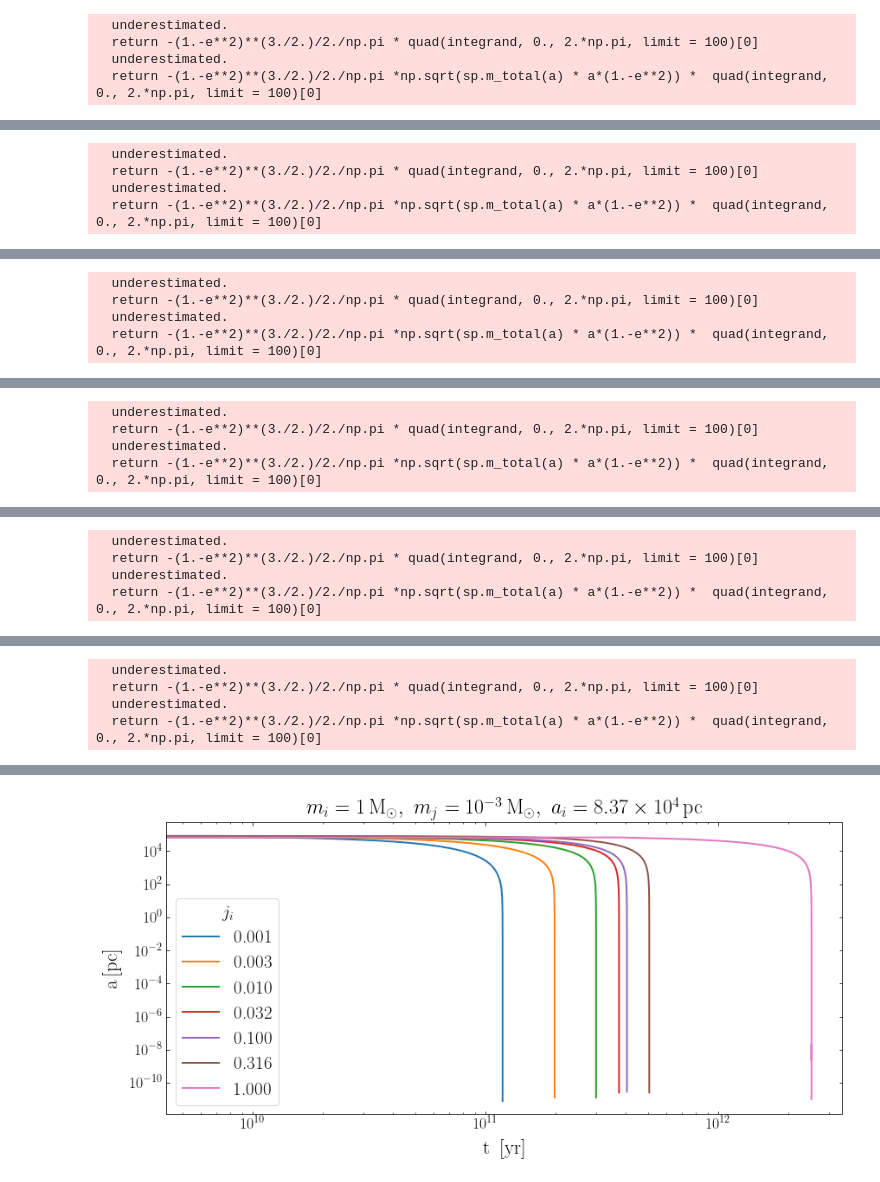
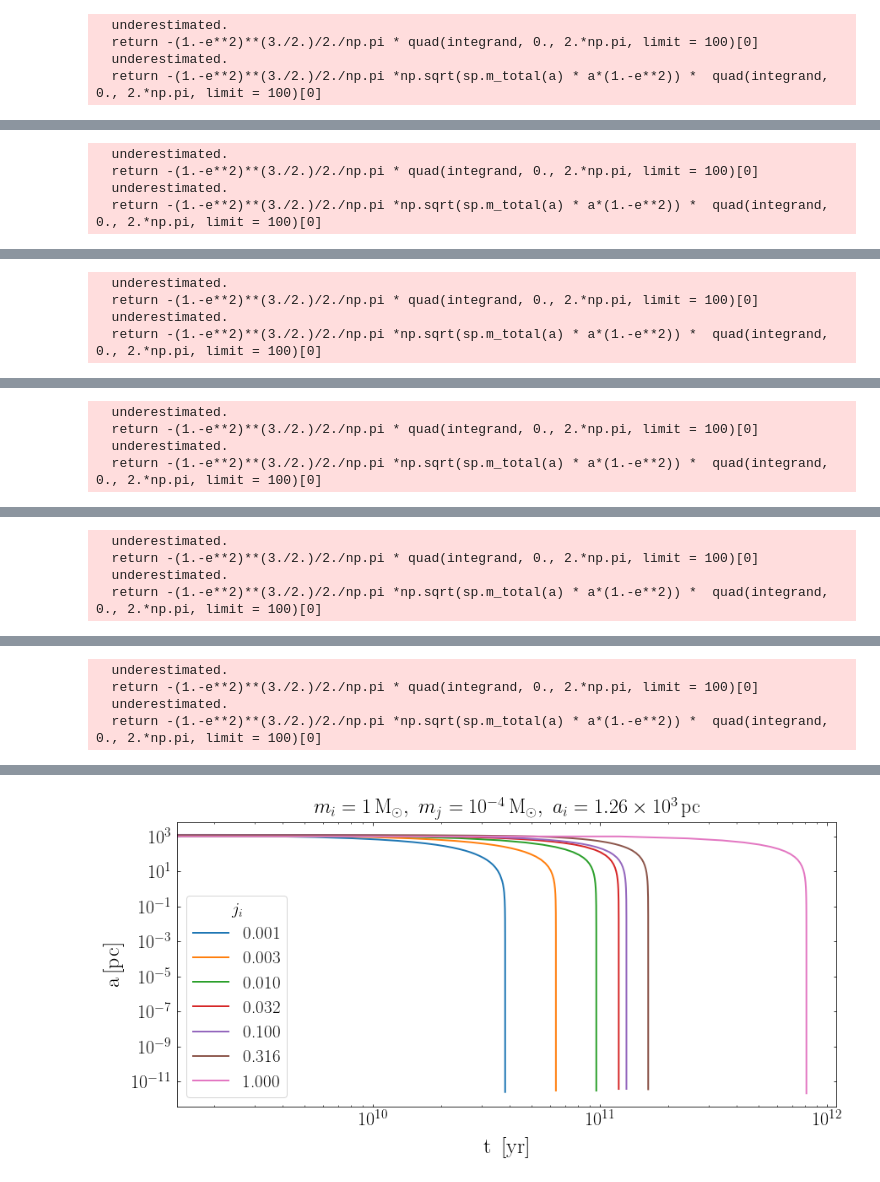
Before and after one commit to pratibhajangra591/Ifca-github, a Jupyter notebook: a&jvst_DMstatic.ipynb, the cells around one changed output, grey strips where cells are left out. Saved outputs shown, nothing was run; the diff lists cells and outputs as text; code cells hidden in the pictures.

```diff
--- a/a&jvst_DMstatic.ipynb
+++ b/a&jvst_DMstatic.ipynb
@@ -1,5 +1,5 @@
 # %%
-#Plot of a vs t for a fixed value of j_i for PBH binaries with Static DM spikes.
+#Plot of a vs t for a fixed value of j_i = (1e-3- 0.9) for PBH binaries with Static DM spikes.
 
 import numpy as np
 import matplotlib.pyplot as plt
@@ -45,8 +45,8 @@ deltas = np.diff(bin_edges)
 Δ_1_list = deltas.tolist()
 Δ_2_list = deltas.tolist()
 
-m_1 = np.geomspace(1e-3, 1, 5)
-m_2 = np.geomspace(1e-3, 1, 5)
+m_1 = np.geomspace(1e-4, 1, 5)
+m_2 = np.geomspace(1e-4, 1, 5)
 m_1_list = m_1.tolist()
 m_2_list = m_2.tolist()
 
@@ -87,12 +87,12 @@ print("a_initial= ", a_initial)
 
 
 # Setting initial and final conditions of the binary evolution for an eccentric orbit
-a_i_ref = a_initial * 1000
+a_i_ref = a_initial * 100
 j0_array = np.geomspace(1e-3, 1, 7)
 j0_ref_list_1 = j0_array.tolist()
 
 
-plt.figure(figsize = (14, 6.2))
+fig, ax = plt.subplots(1, figsize = (14, 6.2))
 plt.rc('lines', linewidth = 2)
 plt.rcParams['xtick.direction'] = 'in'
 plt.rcParams['ytick.direction'] = 'in'
@@ -104,7 +104,7 @@ plt.tick_params(which='both', right=True, top=True)
 for k, j0 in enumerate (j0_ref_list_1):
     m_bar = 1
     m1 =  m_bar * ms.solar_mass_to_pc
-    m2 = 1e-3 * ms.solar_mass_to_pc
+    m2 = 1e-4 * ms.solar_mass_to_pc
     D_luminosity = 5e8
     ρ_bar = (1/2) * (ρ_eq * Ω_cdm) * (t_eq**(3/2)) * ((2*G*m_bar)**(3/4))
     r_spike = 1  # in parsecs, Choosen by choice
@@ -123,19 +123,20 @@ for k, j0 in enumerate (j0_ref_list_1):
     ev_ecc = imripy.inspiral.Classic.Evolve(sp, a_i_ref , e0,  a_fin = R_fin, t_fin = T)
 
     time = ev_ecc.t/ms.year_to_pc
-    plt.loglog(time, ev_ecc.a, '')
+    ax.loglog(time, ev_ecc.a, '')
 
-
-plt.xticks(fontsize = 18)
-plt.yticks(fontsize = 18)
-plt.ylabel('a$\,$[pc]', fontsize = 23, labelpad = 9)
-plt.xlabel('t $\,$[yr]', fontsize = 23, labelpad = 9)
+ax.tick_params(axis='x', pad= 6.9)
+ax.tick_params(axis='y', pad= 6.9)
+plt.xticks(fontsize = 22)
+plt.yticks(fontsize = 22)
+plt.ylabel('a$\,$[pc]', fontsize = 26, labelpad = 9)
+plt.xlabel('t $\,$[yr]', fontsize = 26, labelpad = 9)
 plt.legend(['%0.3f'%j0_ref_list_1[0], '%0.3f'%j0_ref_list_1[1],
             '%0.3f'%j0_ref_list_1[2], '%0.3f'%j0_ref_list_1[3],
             '%0.3f'%j0_ref_list_1[4], '%0.3f'%j0_ref_list_1[5],
             '%0.3f'%j0_ref_list_1[6]], prop = {'size':21}, loc = 'lower left', title = '$j_{i}$', title_fontsize = 20,
            facecolor = 'white', fontsize = 110)
-plt.title(r'$m_{i} = 1 \, \mathrm{M_{\odot}},\,\, m_{j}= 10^{-3} \,  \mathrm{M_{\odot}}, \,\,a_{i} = 8.37\times 10^{4}\, \mathrm{pc}$ ', fontsize = 24, pad = 10)
+plt.title(r'$m_{i} = 1 \, \mathrm{M_{\odot}},\,\, m_{j}= 10^{-4} \,  \mathrm{M_{\odot}}, \,\,a_{i} = 1.26\times 10^{3}\, \mathrm{pc}$ ', fontsize = 24, pad = 10)
 plt.savefig('avst.pdf', bbox_inches = 'tight')
 plt.show()
 # %% [output]
@@ -188 +189 @@ Required step size is less than spacing between numbers.
-[figure, old version]
+[figure, new version]
```
Also changed, not shown: parts of 5 cells of this notebook.
